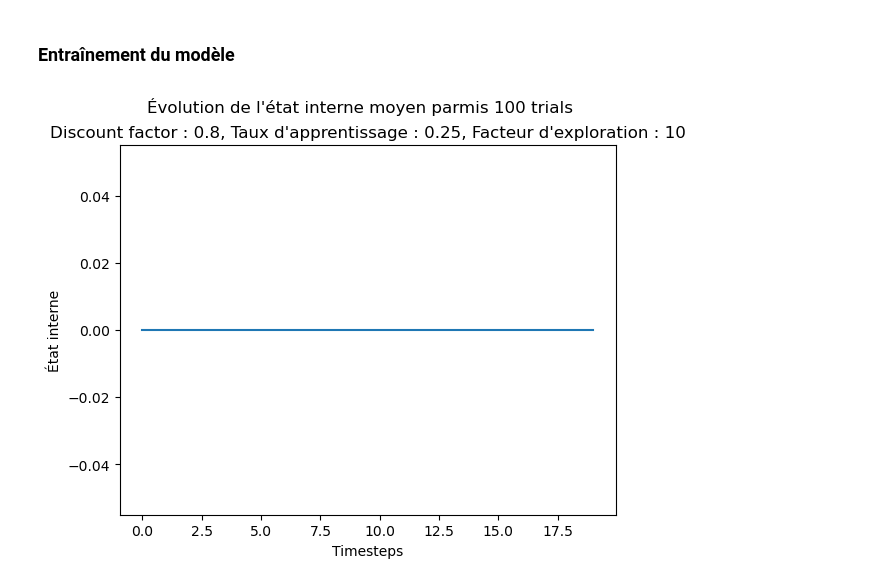
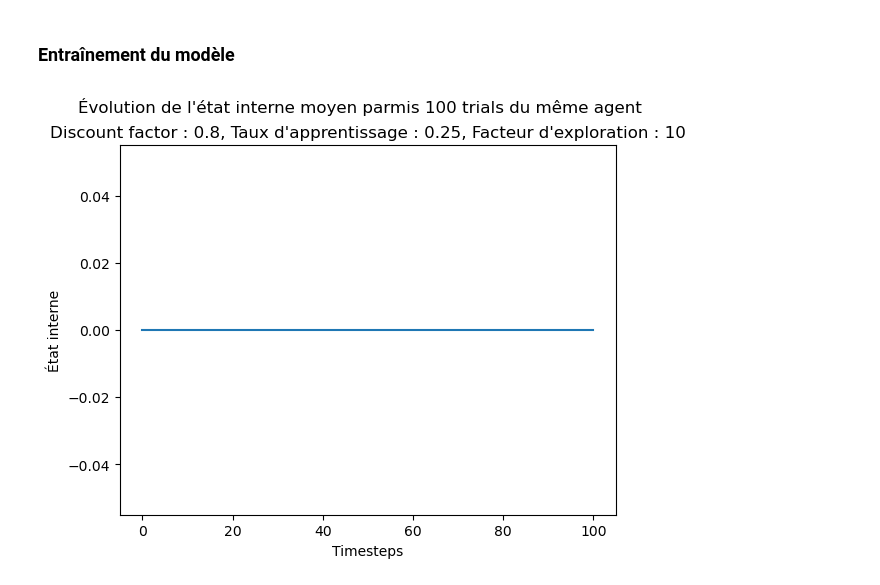
Before and after one commit to TsunomakiWatamelon/Homeostatic-Reinforcement-Learning, a Jupyter notebook: src/experiments/risk_aversion.ipynb, the cells around one changed output. Saved outputs shown, nothing was run; the diff lists cells and outputs as text; code cells hidden in the pictures.

```diff
--- a/src/experiments/risk_aversion.ipynb
+++ b/src/experiments/risk_aversion.ipynb
@@ -23,6 +23,7 @@ initial_energy = torch.tensor([10])  # Énergie initiale de l'agent
 weights = torch.tensor([1.0])  # Poids pour l'énergie interne
 exponents = [2, 2]  # Non-linéarité du drive
 effects = {}  # Placeholder pour les effets
+max_timestep = 100 # Nombre maximal d'itérations dans l'environnement pour un episode
 
 # Paramètres pour les rewards risqués et non risqués
 risky_reward = 8  # Énergie ajoutée pour l'état risqué
@@ -41,6 +42,7 @@ env = RiskAversionEnvironment(
     risky_reward=risky_reward,
     non_risky_reward=non_risky_reward,
     risky_prob=risky_probability,
+    max_timestep=max_timestep
 )
 # %% [markdown]
 ### Configuration de l'agent
@@ -58,4 +60,7 @@ beta = 10 # Facteur d'exploration
 agent = QLearning(state_size=state_size, action_size=action_size, alpha=alpha, gamma=gamma, beta=beta)
+# %%
+# Nombre d'episodes
+max_epoch = 1
 # %% [markdown]
 ### Entraînement du modèle
 # %%
@@ -100,7 +104,7 @@ for episode in range(episodes):
     #print(f"Épisode {episode + 1}/{episodes} : Récompense totale = {total_reward}")
 # %%
 
-state_histories = [[] for _ in range(501)]
+state_histories = [[] for _ in range(max_timestep + 1)]
 for trials in range(100):
     internal_state, markov_state, current_timestep = env.reset()  # Réinitialiser l'environnement
     total_reward = 0  # Récompense totale pour l'épisode
@@ -124,15 +128,15 @@ for trials in range(100):
 # %%
 # avg of the 100 trials
 state_history = np.mean(state_histories, axis=1)
 plt.plot(state_history)
-plt.suptitle("Évolution de l'état interne moyen parmis 100 trials")
+plt.suptitle("Évolution de l'état interne moyen parmis 100 trials du même agent")
 plt.title(f"Discount factor : {gamma}, Taux d'apprentissage : {alpha}, Facteur d'exploration : {beta}")
 plt.xlabel("Timesteps")
 plt.ylabel("État interne")
 plt.savefig("../figs/aversion_avg_state.png")
 plt.show()
 # %% [output]
-[figure, old version]
+[figure, new version]
 # %%
 print(agent.q_table)
 # %% [output]
```
Also changed, not shown: parts of 4 cells of this notebook, 1 other file.
